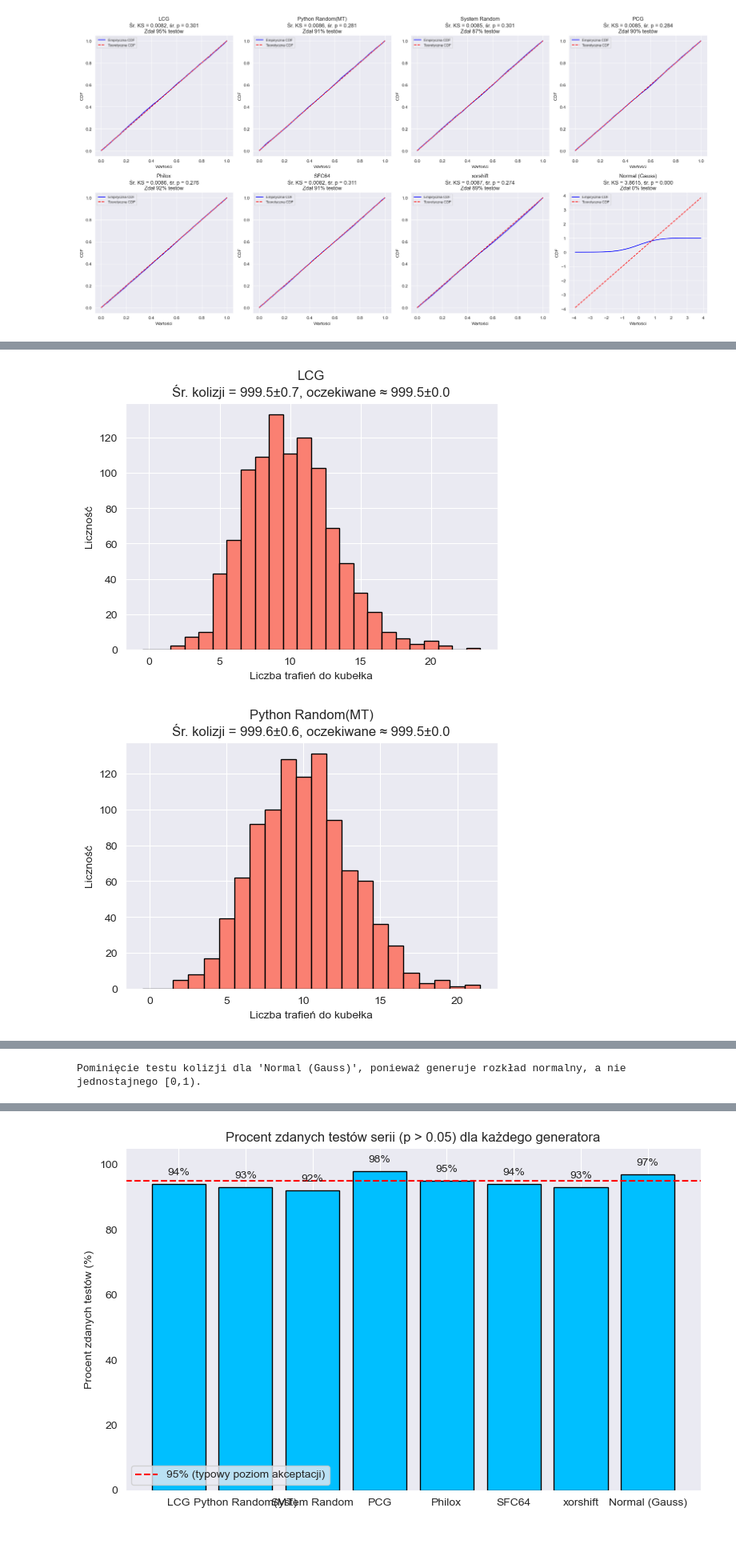
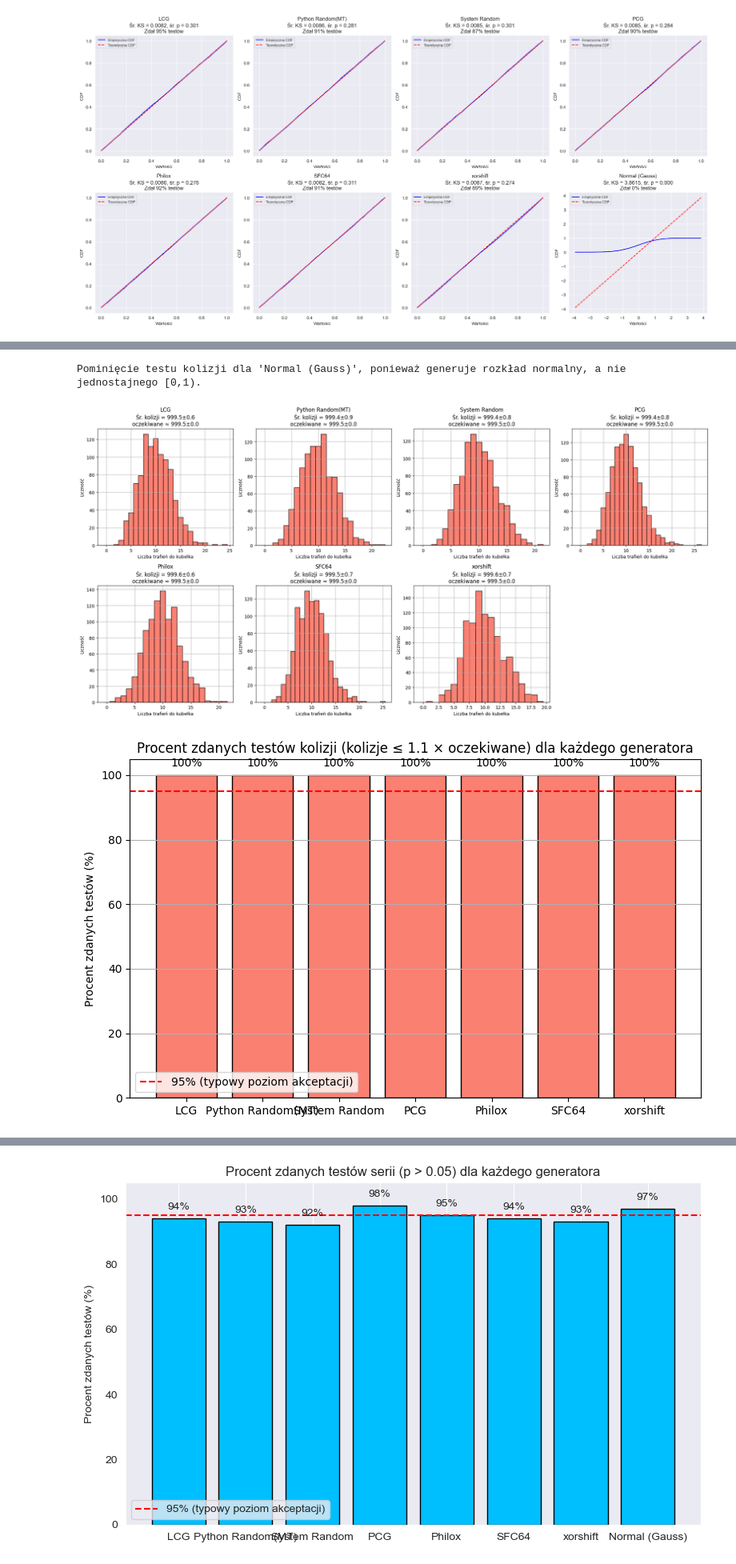
Before and after one commit to SzymonKielich/PRNG-Test, a Jupyter notebook: projekt.ipynb, the cells around one changed output, grey strips where cells are left out. Shown at 80% size. Drawn from its saved outputs; the diff is of its cells as text; code cells hidden in the pictures; blank space fills up the shorter version.

```diff
--- a/projekt.ipynb
+++ b/projekt.ipynb
@@ -546,61 +399,73 @@ mean_expected_collisions = {}
 std_actual_collisions = {}
 std_expected_collisions = {}
 pass_percent_coll = {}
+first_run_hits = {}
 
 for name, gen in generators.items():
     if name == "Normal (Gauss)":
         print(f"Pominięcie testu kolizji dla '{name}', ponieważ generuje rozkład normalny, a nie jednostajnego [0,1).")
-
         continue
     actuals = []
     expecteds = []
     passed = 0
     all_hits = []
-    for _ in range(n_runs):
+    for i in range(n_runs):
         data = gen()
         actual, expected = collision_test(data, m=buckets)
         actuals.append(actual)
         expecteds.append(expected)
         if actual <= expected * 1.1:
             passed += 1
         # Zapisz hits tylko z pierwszego runu do histogramu
-        if len(all_hits) == 0:
+        if i == 0:
             hits = np.zeros(buckets, dtype=int)
             for x in data:
                 idx = int(x * buckets)
                 if idx == buckets: idx -= 1
                 hits[idx] += 1
-            all_hits.append(hits)
+            first_run_hits[name] = hits
     mean_actual_collisions[name] = np.mean(actuals)
     mean_expected_collisions[name] = np.mean(expecteds)
     std_actual_collisions[name] = np.std(actuals)
     std_expected_collisions[name] = np.std(expecteds)
     pass_percent_coll[name] = 100 * passed / n_runs
 
-    # Histogram z pierwszego runu
-    plt.figure(figsize=(6,4))
-    plt.hist(all_hits[0], bins=range(0, max(all_hits[0])+2), align='left', color='salmon', edgecolor='black')
-    plt.title(f"{name}\nŚr. kolizji = {mean_actual_collisions[name]:.1f}±{std_actual_collisions[name]:.1f}, oczekiwane ≈ {mean_expected_collisions[name]:.1f}±{std_expected_collisions[name]:.1f}")
-    plt.xlabel("Liczba trafień do kubełka")
-    plt.ylabel("Liczność")
-    plt.grid(True)
-    plt.show()
+# Subploty: histogramy z pierwszego runu dla każdego generatora (bez Normal Gauss)
+names_filtered = [n for n in generators.keys() if n in first_run_hits]
+fig, axes = plt.subplots(2, 4, figsize=(20, 10))
+axes = axes.flatten()
+
+for idx, name in enumerate(names_filtered):
+    hits = first_run_hits[name]
+    ax = axes[idx]
+    ax.hist(hits, bins=range(0, max(hits)+2), align='left', color='salmon', edgecolor='black')
+    ax.set_title(f"{name}\nŚr. kolizji = {mean_actual_collisions[name]:.1f}±{std_actual_collisions[name]:.1f}\n"
+                 f"oczekiwane ≈ {mean_expected_collisions[name]:.1f}±{std_expected_collisions[name]:.1f}")
+    ax.set_xlabel("Liczba trafień do kubełka")
+    ax.set_ylabel("Liczność")
+    ax.grid(True)
+
+# Ukryj puste subploty jeśli generatorów jest mniej niż 8
+for idx in range(len(names_filtered), len(axes)):
+    axes[idx].axis('off')
+
+plt.tight_layout()
+plt.show()
 
 plt.figure(figsize=(8, 5))
-names = list(generators.keys())
-names_filtered = [n for n in list(generators.keys()) if n in pass_percent_coll]
 percents = [pass_percent_coll[n] for n in names_filtered]
 bars = plt.bar(names_filtered, percents, color='salmon', edgecolor='black')
 plt.axhline(95, color='red', linestyle='--', label='95% (typowy poziom akceptacji)')
 for bar, percent in zip(bars, percents):
     plt.text(bar.get_x() + bar.get_width()/2, bar.get_height() + 2, f"{percent:.0f}%", ha='center', va='bottom', fontsize=10)
 plt.ylim(0, 105)
 plt.ylabel("Procent zdanych testów (%)")
 plt.title("Procent zdanych testów kolizji (kolizje ≤ 1.1 × oczekiwane) dla każdego generatora")
 plt.grid(axis='y')
 plt.legend(loc='lower left')
 plt.tight_layout()
 plt.show()
 # %% [output]
+Pominięcie testu kolizji dla 'Normal (Gauss)', ponieważ generuje rozkład normalny, a nie jednostajnego [0,1).
-[figure, old version]
+[figure, new version]
-[figure, old version]
+[figure, new version]
@@ -612 +471,0 @@ plt.show()
-Pominięcie testu kolizji dla 'Normal (Gauss)', ponieważ generuje rozkład normalny, a nie jednostajnego [0,1).
```
Also changed, not shown: parts of 17 cells of this notebook.
